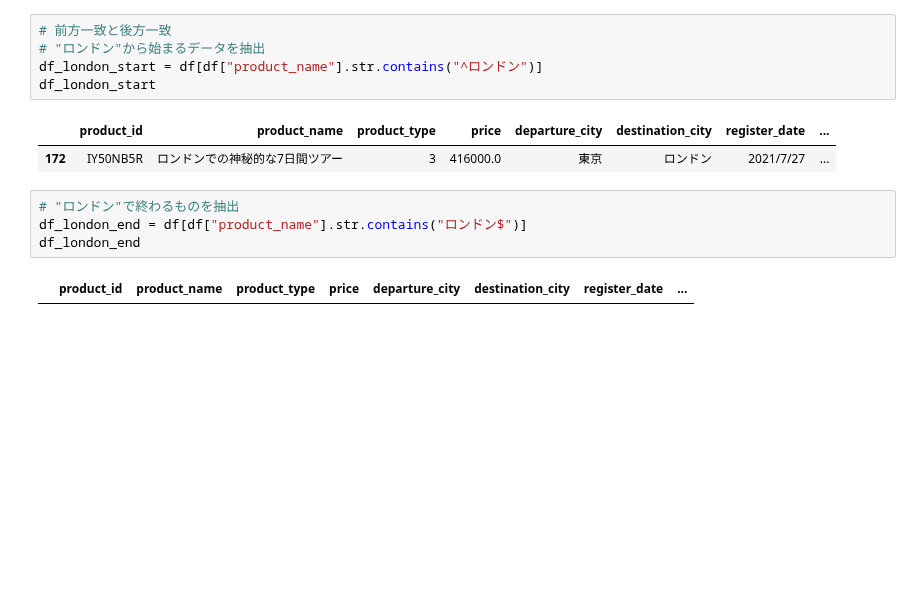
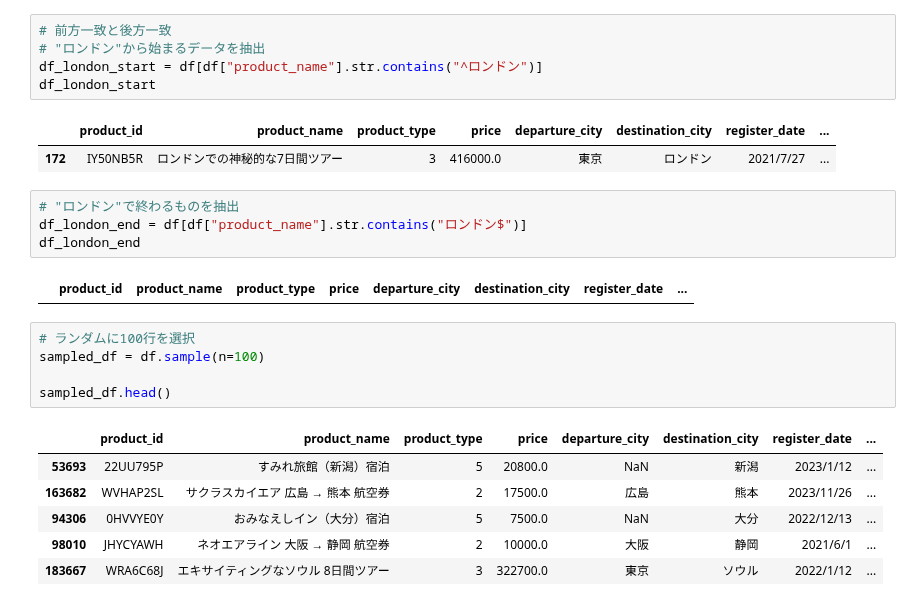
Before and after one commit to maton369/Data_Preprocessing_For_Data_Analyze, a Jupyter notebook: code/05_sort_filter.ipynb, the cells around one changed output. Saved outputs shown, nothing was run; the diff lists cells and outputs as text; blank space fills up the shorter version.

```diff
--- a/code/05_sort_filter.ipynb
+++ b/code/05_sort_filter.ipynb
@@ -281,3 +281,15 @@ df_london_end = df[df["product_name"].str.contains("ロンドン$")]
 df_london_end
 # %% [output]
 |  | product_id | product_name | product_type | price | departure_city | destination_city | register_date | ... |
+# %%
+# ランダムに100行を選択
+sampled_df = df.sample(n=100)
+
+sampled_df.head()
+# %% [output]
+|  | product_id | product_name | product_type | price | departure_city | destination_city | register_date | ... |
+| 53693 | 22UU795P | すみれ旅館（新潟）宿泊 | 5 | 20800.0 | NaN | 新潟 | 2023/1/12 | ... |
+| 163682 | WVHAP2SL | サクラスカイエア 広島 → 熊本 航空券 | 2 | 17500.0 | 広島 | 熊本 | 2023/11/26 | ... |
+| 94306 | 0HVVYE0Y | おみなえしイン（大分）宿泊 | 5 | 7500.0 | NaN | 大分 | 2022/12/13 | ... |
+| 98010 | JHYCYAWH | ネオエアライン 大阪 → 静岡 航空券 | 2 | 10000.0 | 大阪 | 静岡 | 2021/6/1 | ... |
+| 183667 | WRA6C68J | エキサイティングなソウル 8日間ツアー | 3 | 322700.0 | 東京 | ソウル | 2022/1/12 | ... |
```
Also changed, not shown: parts of 4 cells of this notebook.
